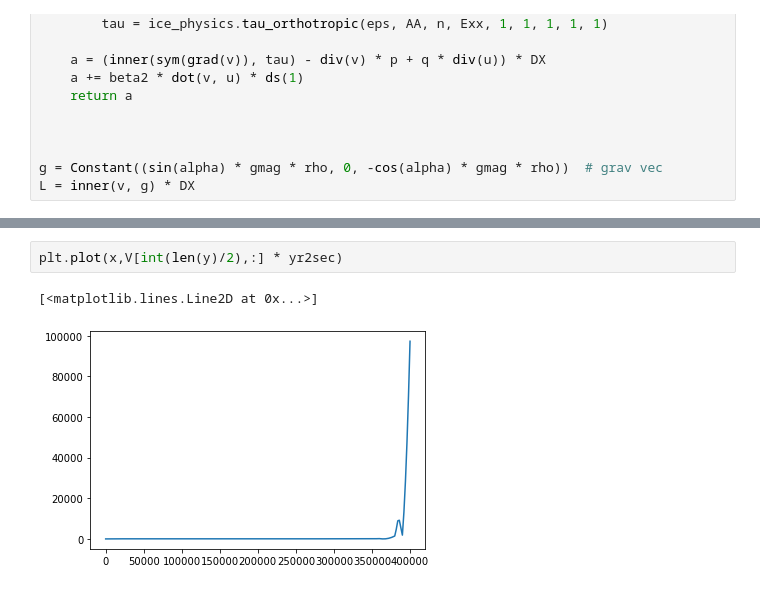
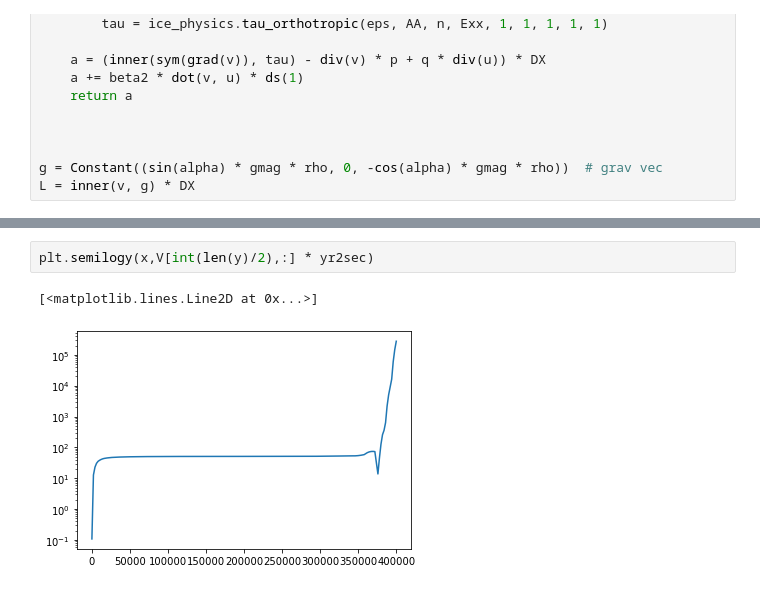
Before and after one commit to grinsted/boxyicestream, a Jupyter notebook: code/run_3d_exp.ipynb, the cells around one changed output, grey strips where cells are left out. Drawn from its saved outputs; the diff is of its cells as text.

```diff
--- a/code/run_3d_exp.ipynb
+++ b/code/run_3d_exp.ipynb
@@ -251,5 +249,5 @@ Text(0.5, 1.0, 'Vmag m/yr')
 # %%
-plt.plot(x,V[int(len(y)/2),:] * yr2sec)
+plt.semilogy(x,V[int(len(y)/2),:] * yr2sec)
 # %% [output]
 [<matplotlib.lines.Line2D at 0x...>]
-[figure, old version]
+[figure, new version]
```
Also changed, not shown: parts of 5 cells of this notebook.
